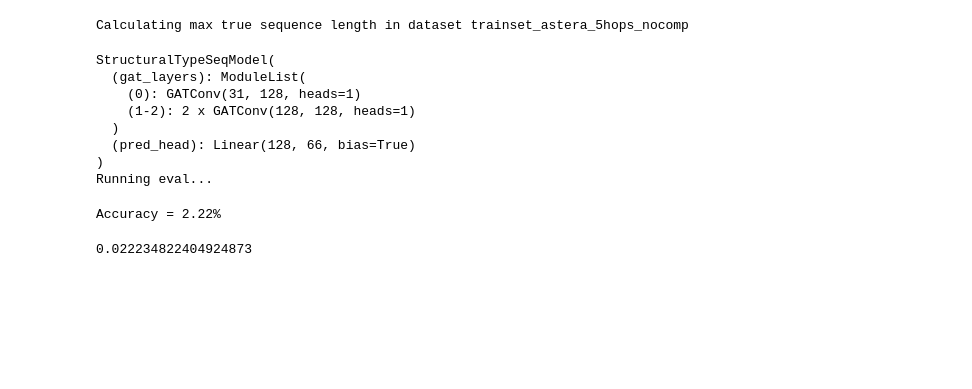
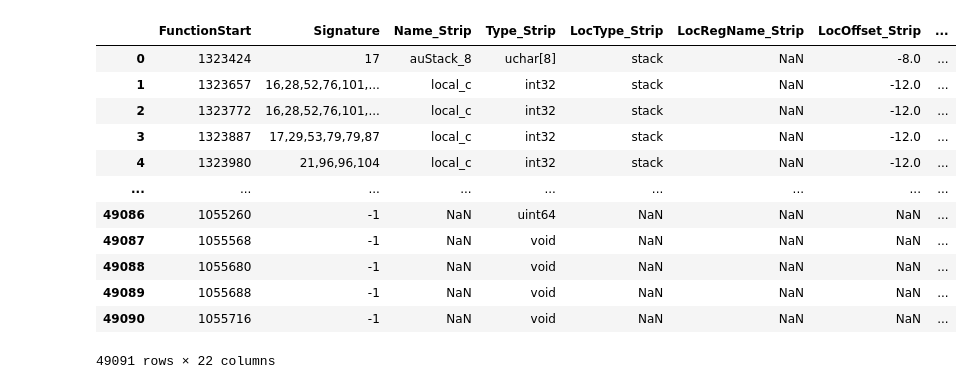
Before and after one commit to lasserre/datatype-recovery-experiments, a Jupyter notebook: notebooks/eval.ipynb, the cells around one changed output. Cells and saved outputs as stored; diff of their text form; code cells hidden in the pictures; blank space fills up the shorter version.

```diff
--- a/notebooks/eval.ipynb
+++ b/notebooks/eval.ipynb
@@ -3,3 +1,7 @@
+# %%
+#!ls ~/trained_models/
+import pandas as pd
+pd.set_option('display.max_colwidth', 20)   # JSON columns make things look weird in notebook without this
 # %%
 from itertools import chain
 from pathlib import Path
@@ -64,21 +66,26 @@ def eval_model_on_subset(model_path:Path, device:str, dataset, max_true_seq_len:
 # from torch.utils.data import Subset
 # Subset()
 # %%
-dataset_path = Path.home()/'trainset_astera_5hops_nocomp'
+dataset_path = Path.home()/'datasets/test_ds'
 model_path = Path.home()/'trained_models/structural_3out_3hops_nocomp.pt'
 
-eval_model_on_dataset(model_path, 'cuda:3', dataset_path)
+# eval_model_on_dataset(model_path, 'cuda:3', dataset_path)
-# %% [output]
-Calculating max true sequence length in dataset trainset_astera_5hops_nocomp
-StructuralTypeSeqModel(
-  (gat_layers): ModuleList(
-    (0): GATConv(31, 128, heads=1)
-    (1-2): 2 x GATConv(128, 128, heads=1)
-  )
-  (pred_head): Linear(128, 66, bias=True)
-)
-Running eval...
-Accuracy = 2.22%
-0.022234822404924873
 # %%
 dataset = load_dataset_from_path(dataset_path)
+# %%
+df = dataset.read_vars_csv()
+df
+# %% [output]
+|  | FunctionStart | Signature | Name_Strip | Type_Strip | LocType_Strip | LocRegName_Strip | LocOffset_Strip | ... |
+| 0 | 1323424 | 17 | auStack_8 | uchar[8] | stack | NaN | -8.0 | ... |
+| 1 | 1323657 | 16,28,52,76,101,... | local_c | int32 | stack | NaN | -12.0 | ... |
+| 2 | 1323772 | 16,28,52,76,101,... | local_c | int32 | stack | NaN | -12.0 | ... |
+| 3 | 1323887 | 17,29,53,79,79,87 | local_c | int32 | stack | NaN | -12.0 | ... |
+| 4 | 1323980 | 21,96,96,104 | local_c | int32 | stack | NaN | -12.0 | ... |
+| ... | ... | ... | ... | ... | ... | ... | ... | ... |
+| 49086 | 1055260 | -1 | NaN | uint64 | NaN | NaN | NaN | ... |
+| 49087 | 1055568 | -1 | NaN | void | NaN | NaN | NaN | ... |
+| 49088 | 1055680 | -1 | NaN | void | NaN | NaN | NaN | ... |
+| 49089 | 1055688 | -1 | NaN | void | NaN | NaN | NaN | ... |
+| 49090 | 1055716 | -1 | NaN | void | NaN | NaN | NaN | ... |
+49091 rows × 22 columns
```
Also changed, not shown: parts of 14 cells of this notebook, 2 other files.
